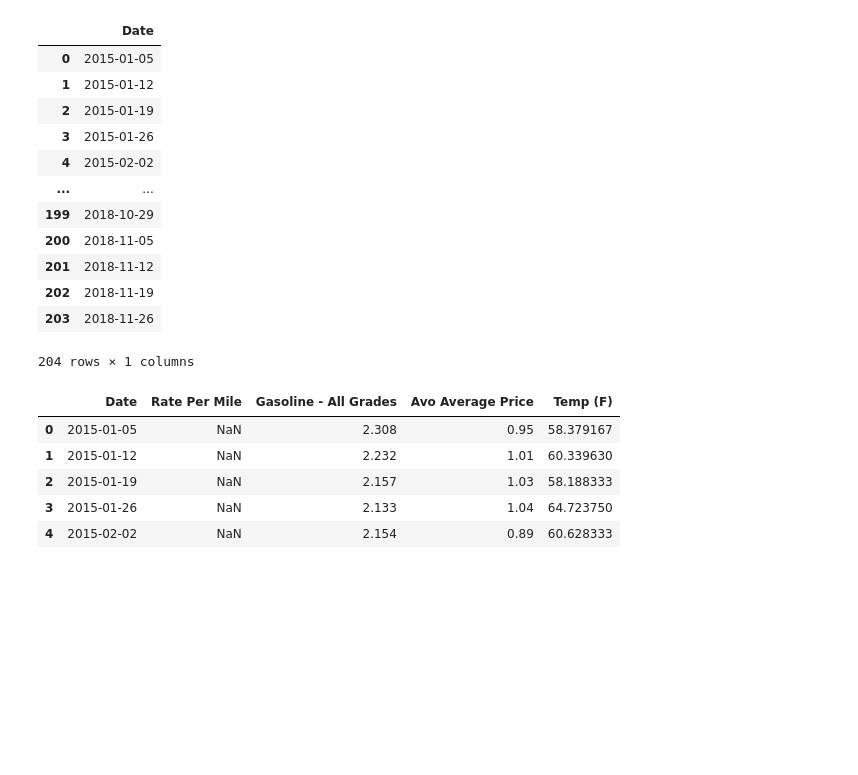
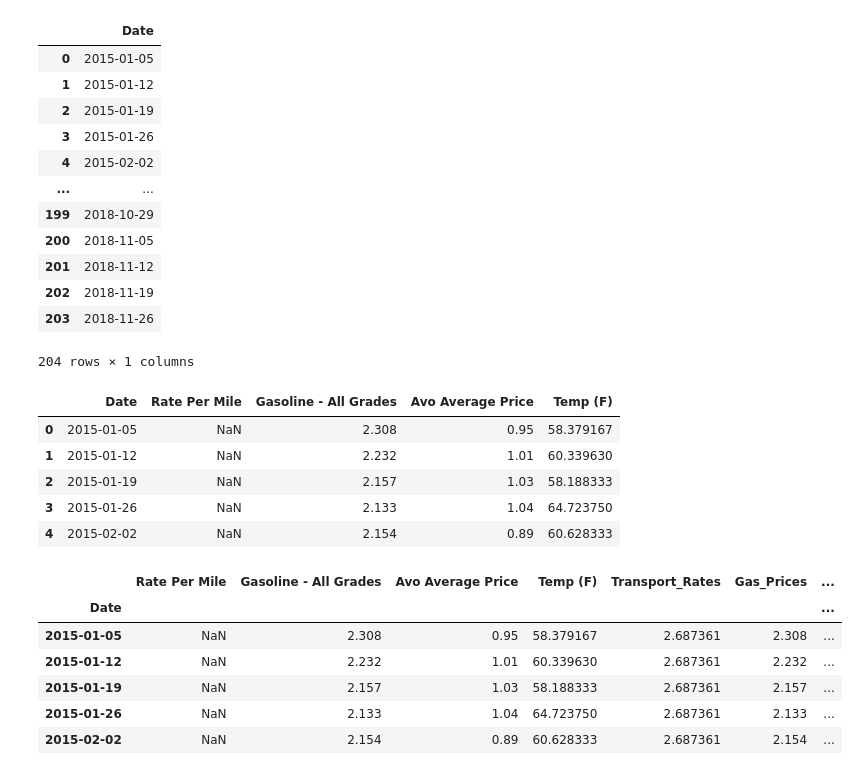
Before and after one commit to RHartley09/avocadont_say_its_over, a Jupyter notebook: data/data_shaping.ipynb, the cells around one changed output. Drawn from its saved outputs; the diff is of its cells as text; code cells hidden in the pictures; blank space fills up the shorter version.

```diff
--- a/data/data_shaping.ipynb
+++ b/data/data_shaping.ipynb
@@ -266 +270,19 @@ final_df.head()
+# %%
+final_df = final_df.assign(Gas_Prices=final_df['Gasoline - All Grades'].interpolate(method='time'))
+# %%
+final_df = final_df.assign(Avocado_Prices=final_df['Avo Average Price'].interpolate(method='time'))
+# %%
+final_df = final_df.assign(Temperature_F=final_df['Temp (F)'].interpolate(method='time'))
+# %%
+final_df = final_df.assign(Transport_Rates=final_df['Rate Per Mile'].fillna(final_df['Rate Per Mile'].mean()))
+# %%
+final_df.head()
+# %% [output]
+|  | Rate Per Mile | Gasoline - All Grades | Avo Average Price | Temp (F) | Transport_Rates | Gas_Prices | ... |
+| Date |  |  |  |  |  |  | ... |
+| 2015-01-05 | NaN | 2.308 | 0.95 | 58.379167 | 2.687361 | 2.308 | ... |
+| 2015-01-12 | NaN | 2.232 | 1.01 | 60.339630 | 2.687361 | 2.232 | ... |
+| 2015-01-19 | NaN | 2.157 | 1.03 | 58.188333 | 2.687361 | 2.157 | ... |
+| 2015-01-26 | NaN | 2.133 | 1.04 | 64.723750 | 2.687361 | 2.133 | ... |
+| 2015-02-02 | NaN | 2.154 | 0.89 | 60.628333 | 2.687361 | 2.154 | ... |
 # %%
```
Also changed, not shown: parts of 3 cells of this notebook, 1 other file.
